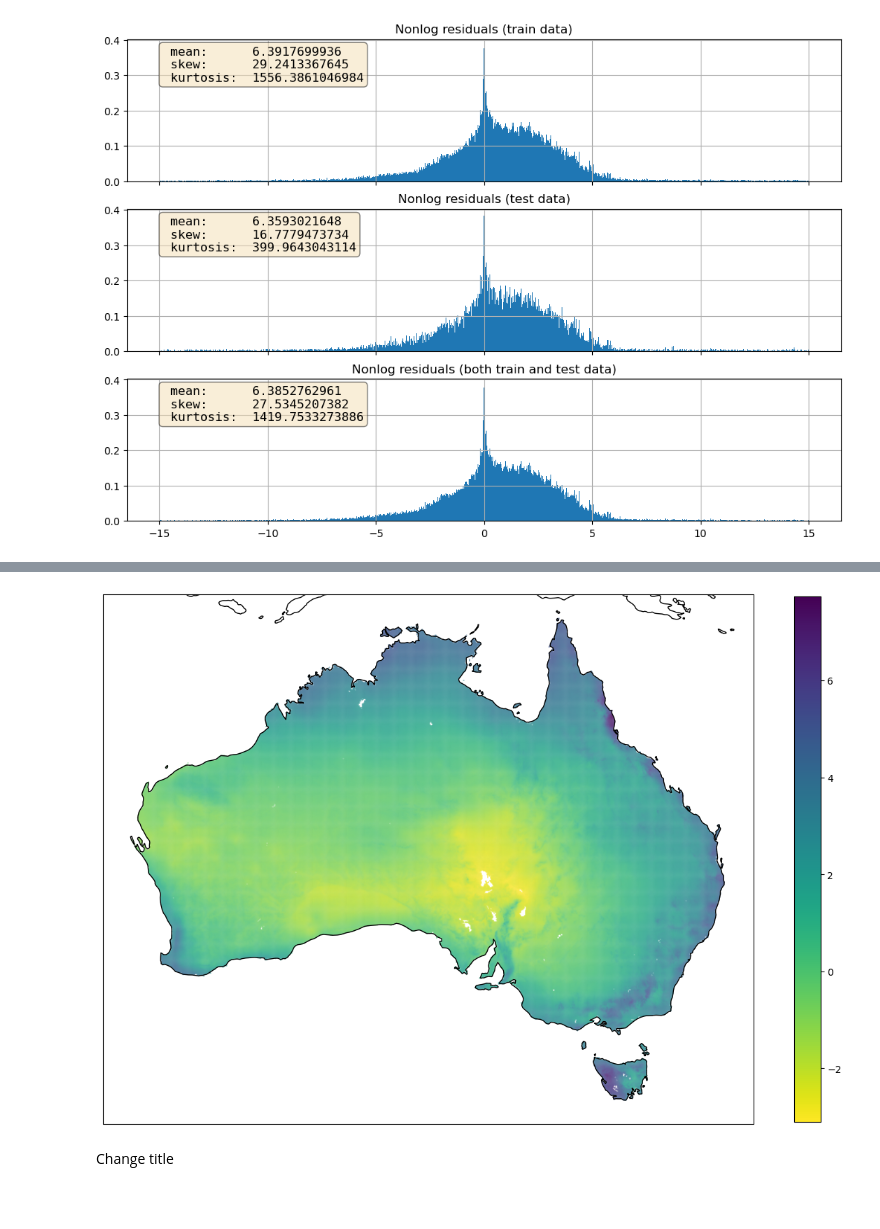
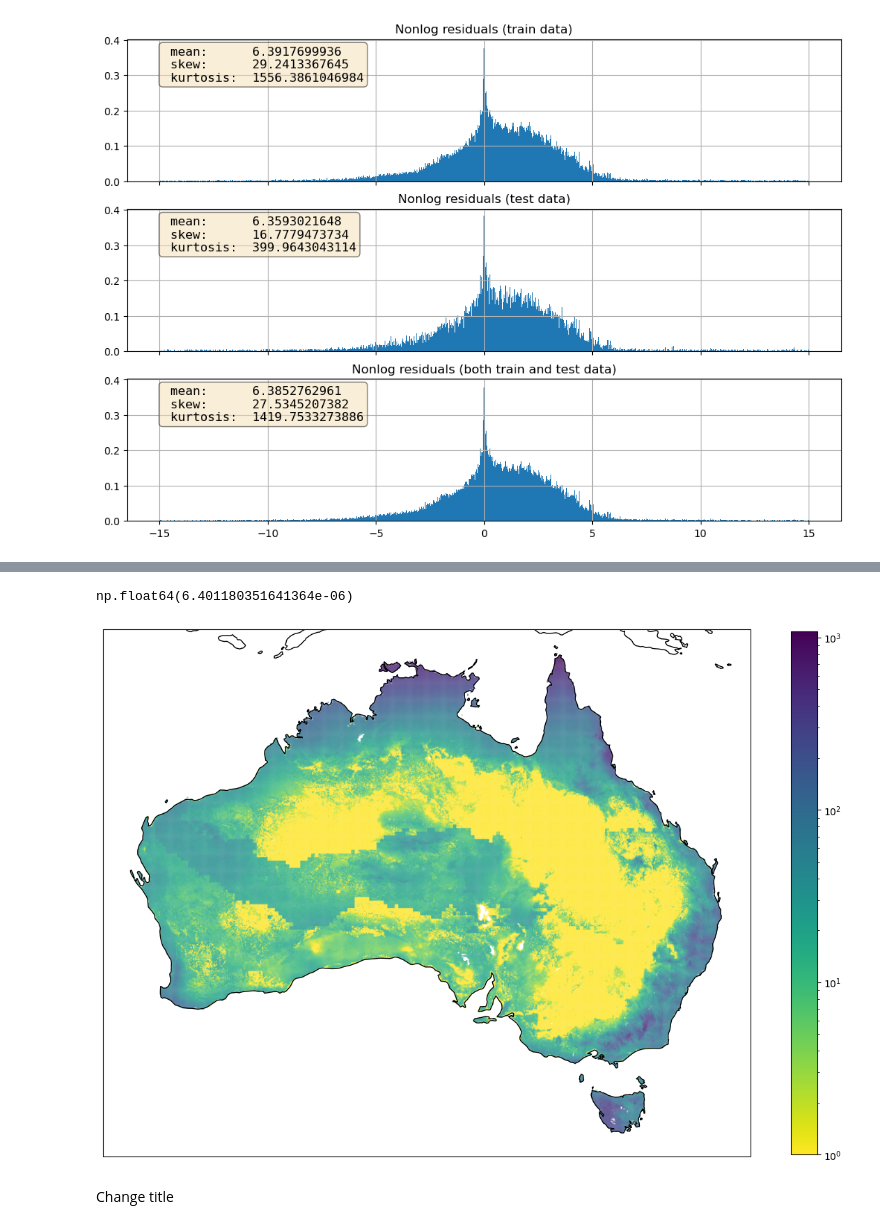
Before and after one commit to Matei-Stoica-Uni/Capstone-Case-Study---Australia, a Jupyter notebook: AUS_gw_recharge_capstonecasestudy.ipynb, the cells around one changed output, grey strips where cells are left out. Drawn from its saved outputs; the diff is of its cells as text; code cells hidden in the pictures; blank space fills up the shorter version.

Commit message:
added some comments and nonlog regression

```diff
--- a/AUS_gw_recharge_capstonecasestudy.ipynb
+++ b/AUS_gw_recharge_capstonecasestudy.ipynb
@@ -715,9 +918,10 @@ y_data = pd.concat([y,y_test], join='outer', sort=True, verify_integrity=True).s
 print(y_pred)
 print(boredata_tidy.max())
 print(y_pred.min())
-y_pred_transformed = np.exp(y_pred)
-y_data.hist(bins=500, label='boredata', zorder = 2, alpha=0.5)
-y_pred.hist(bins=500, label='griddata', zorder = 1)
+bins=np.linspace(0,100,100)
+y_data.hist(bins=bins, label='boredata', zorder = 2, alpha=0.5, density=True)
+y_pred = np.clip(y_pred, a_min=y_pred[y_pred>=0].min(), a_max=None)
+y_pred.hist(bins=bins, label='griddata', zorder = 1, density=True)
 plt.legend()
 plt.show()
 # shows the ranges of the predictions are about the same as the training data
@@ -744,16 +948,22 @@ dtype: object
+# %%
+y_pred_with_coords[y_pred_with_coords['y_pred']>=0].min().iloc[-1]
+# %% [output]
+np.float64(6.401180351641364e-06)
 # %%
-y_pred_with_coords = griddata_tidy[['Longitude', 'Latitude']].join([y_pred.to_frame(name='y_pred_logged'), np.exp(y_pred).to_frame(name='y_pred_nonlogged')])
+y_pred_with_coords = griddata_tidy[['Longitude', 'Latitude']].join(y_pred.to_frame(name='y_pred'))
 y_pred_with_coords['Latitude'] = -y_pred_with_coords['Latitude']
+# y_pred_with_coords['y_pred'] = np.clip(y_pred_with_coords['y_pred'], a_min=y_pred_with_coords[y_pred_with_coords['y_pred']>=0].min().iloc[-1], a_max=None)
 plt.figure(figsize=(15, 15))
 ax = plt.axes(projection=ccrs.PlateCarree())
 ax.coastlines()
-cax= ax.scatter(y_pred_with_coords['Longitude'], y_pred_with_coords['Latitude'],s=0.05, c=y_pred_with_coords['y_pred_logged'],cmap='viridis_r')
+# norm = colors.LogNorm()
+cax= ax.scatter(y_pred_with_coords['Longitude'], y_pred_with_coords['Latitude'], norm = colors.LogNorm(vmin=1), s=0.05, c=y_pred_with_coords['y_pred'],cmap='viridis_r')
 cbar=plt.colorbar(cax, shrink=0.65)
 # cbar.set
 # cbar.set_ticks(ticks=[100,500,1000,5000])
 plt.show()
 # %% [output]
-[figure, old version]
+[figure, new version]
 # %% [markdown]
 Change title
 # %% [markdown]
```
Also changed, not shown: parts of 11 cells of this notebook.
